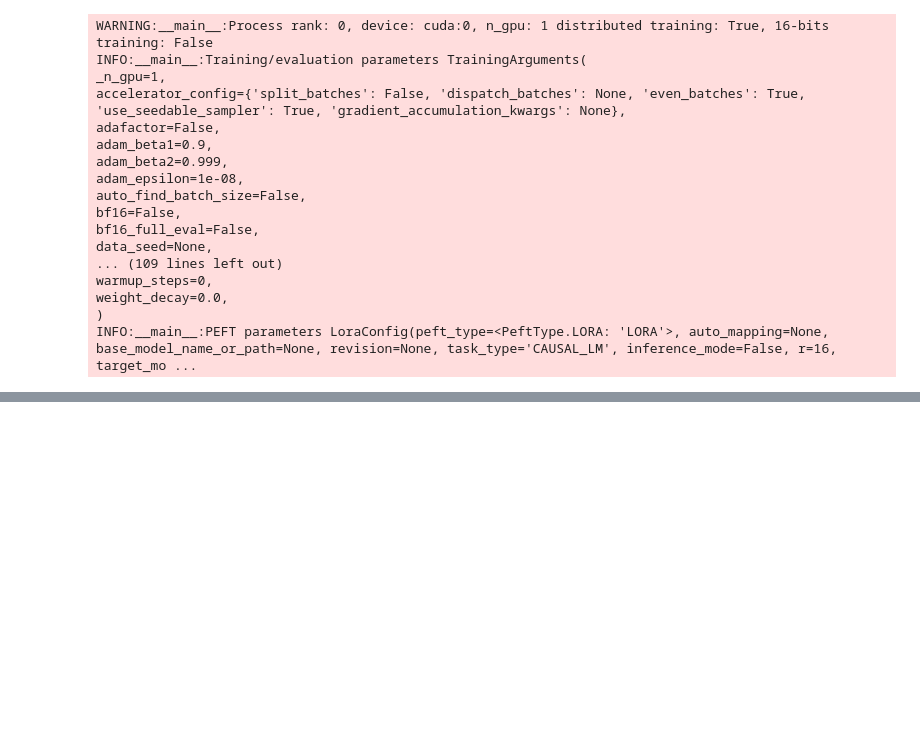
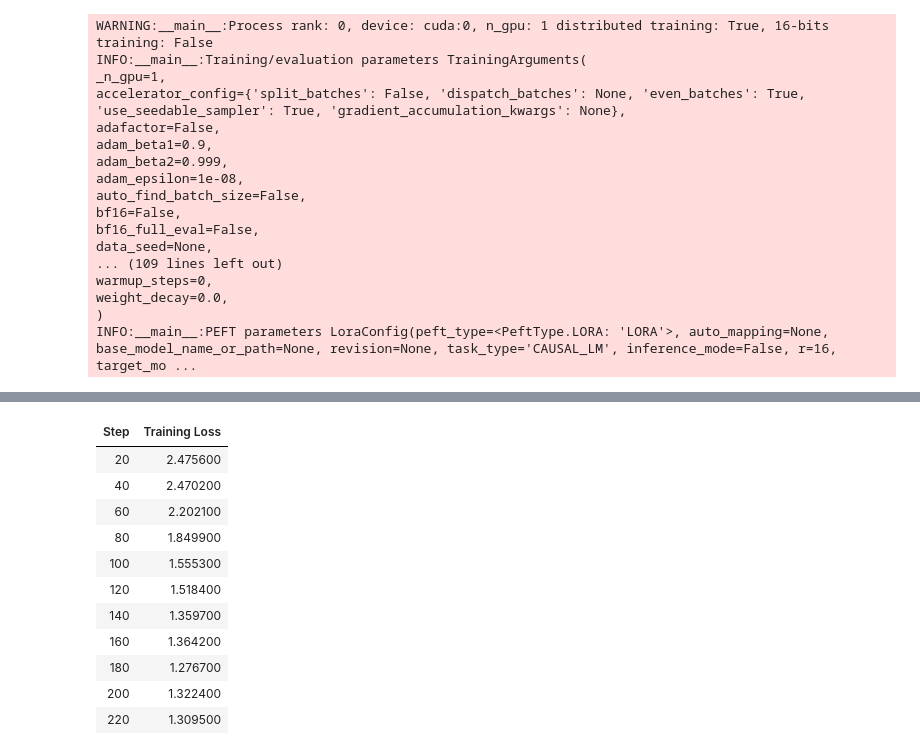
Before and after one commit to tamil-llm/tamil-llm, a Jupyter notebook: src/Phi3FineTune.ipynb, the cells around one changed output, grey strips where cells are left out. Cells and saved outputs as stored; diff of their text form; code cells hidden in the pictures; blank space fills up the shorter version.

```diff
--- a/src/Phi3FineTune.ipynb
+++ b/src/Phi3FineTune.ipynb
@@ -114,7 +114,7 @@ training_config = {
     "logging_steps": 20,
     "logging_strategy": "steps",
     "lr_scheduler_type": "cosine",
-    "num_train_epochs": 1,
+    "num_train_epochs": 5,
     "max_steps": -1,
     "output_dir": "./checkpoint_dir",
     "overwrite_output_dir": True,
@@ -255,45 +297,75 @@ def apply_chat_template(
     example,
     tokenizer,
 ):
-    messages = example["messages"]
+    # messages = example["messages"]
+    test_str2 = example['Tamil Answer']
+    test_str1 = example['Tamil Question']
+    data = []
+    data.append({"role": "system", "content": ""})
+    data.append({"role": "user", "content": test_str1})
+    data.append({"role": "assistant", "content": test_str2})
+
     # Add an empty system message if there is none
-    if messages[0]["role"] != "system":
-        messages.insert(0, {"role": "system", "content": ""})
+    # if messages[0]["role"] != "system":
+    #     messages.insert(0, {"role": "system", "content": ""})
     example["text"] = tokenizer.apply_chat_template(
-        messages, tokenize=False, add_generation_prompt=False)
+           data, tokenize=False, add_generation_prompt=False)
     return example
 
-raw_dataset = load_dataset("HuggingFaceH4/ultrachat_200k")
-train_dataset = raw_dataset["train_sft"]
-test_dataset = raw_dataset["test_sft"]
-column_names = list(train_dataset.features)
-
-processed_train_dataset = train_dataset.map(
+column_names = list(dataset.features)
+processed_train_dataset = dataset.map(
     apply_chat_template,
     fn_kwargs={"tokenizer": tokenizer},
     num_proc=10,
     remove_columns=column_names,
     desc="Applying chat template to train_sft",
 )
+#processed_train_dataset
 
-processed_test_dataset = test_dataset.map(
-    apply_chat_template,
-    fn_kwargs={"tokenizer": tokenizer},
-    num_proc=10,
-    remove_columns=column_names,
-    desc="Applying chat template to test_sft",
-)
+# def apply_chat_template(
+#     example,
+#     tokenizer,
+# ):
+#     messages = example["messages"]
+#     # Add an empty system message if there is none
+#     if messages[0]["role"] != "system":
+#         messages.insert(0, {"role": "system", "content": ""})
+#     example["text"] = tokenizer.apply_chat_template(
+#         messages, tokenize=False, add_generation_prompt=False)
+#     return example
+
+# raw_dataset = load_dataset("HuggingFaceH4/ultrachat_200k")
+# train_dataset = raw_dataset["train_sft"]
+# test_dataset = raw_dataset["test_sft"]
+# column_names = list(train_dataset.features)
+
+# processed_train_dataset = train_dataset.map(
+#     apply_chat_template,
+#     fn_kwargs={"tokenizer": tokenizer},
+#     num_proc=10,
+#     remove_columns=column_names,
+#     desc="Applying chat template to train_sft",
+# )
+
+# processed_test_dataset = test_dataset.map(
+#     apply_chat_template,
+#     fn_kwargs={"tokenizer": tokenizer},
+#     num_proc=10,
+#     remove_columns=column_names,
+#     desc="Applying chat template to test_sft",
+# )
 
 
 ###########
 # Training
 ###########
+
 trainer = SFTTrainer(
     model=model,
     args=train_conf,
     peft_config=peft_conf,
     train_dataset=processed_train_dataset,
-    eval_dataset=processed_test_dataset,
+    # eval_dataset=processed_test_dataset,
     max_seq_length=2048,
     dataset_text_field="text",
     tokenizer=tokenizer,
@@ -309,11 +381,11 @@ trainer.save_state()
 #############
 # Evaluation
 #############
-tokenizer.padding_side = 'left'
-metrics = trainer.evaluate()
-metrics["eval_samples"] = len(processed_test_dataset)
-trainer.log_metrics("eval", metrics)
-trainer.save_metrics("eval", metrics)
+# tokenizer.padding_side = 'left'
+# metrics = trainer.evaluate()
+# metrics["eval_samples"] = len(processed_test_dataset)
+# trainer.log_metrics("eval", metrics)
+# trainer.save_metrics("eval", metrics)
 
 
 # ############
@@ -341,0 +420,12 @@ INFO:datasets.utils.file_utils:hf://datasets/HuggingFaceH4/ultrachat_200k@f8e46c
+| Step | Training Loss |
+| 20 | 2.475600 |
+| 40 | 2.470200 |
+| 60 | 2.202100 |
+| 80 | 1.849900 |
+| 100 | 1.555300 |
+| 120 | 1.518400 |
+| 140 | 1.359700 |
+| 160 | 1.364200 |
+| 180 | 1.276700 |
+| 200 | 1.322400 |
+| 220 | 1.309500 |
```
Also changed, not shown: parts of 16 cells of this notebook, 2 other files.
